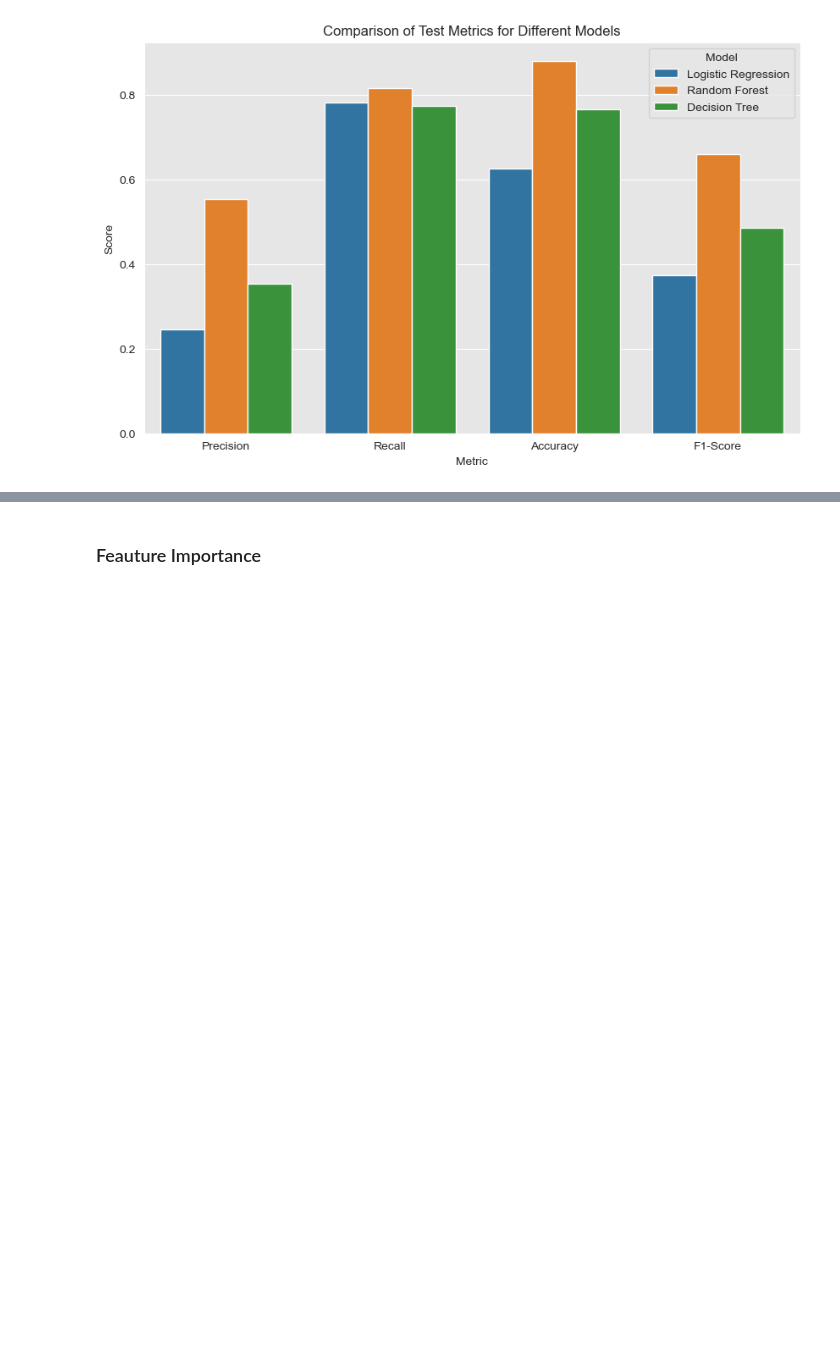
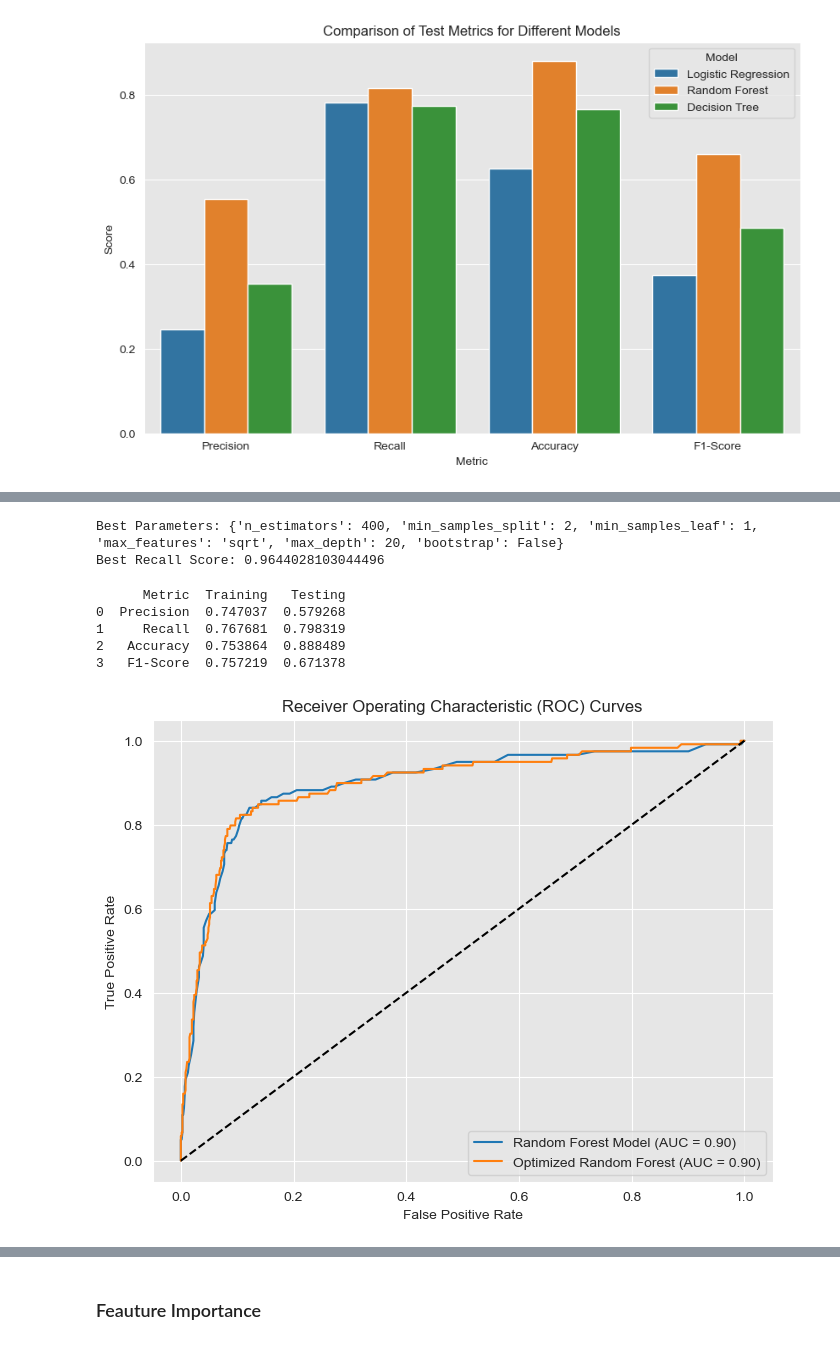
Before and after one commit to hannahdallas/phase3_project, a Jupyter notebook: Final.ipynb, the cells around one changed output, grey strips where cells are left out. Drawn from its saved outputs; the diff is of its cells as text; code cells hidden in the pictures; blank space fills up the shorter version.

```diff
--- a/Final.ipynb
+++ b/Final.ipynb
@@ -562,0 +674,7 @@ plt.show()
+# %%
+# Print the best parameters and score
+print("Best Parameters:", random_search.best_params_)
+print("Best Recall Score:", random_search.best_score_)
+# %% [output]
+Best Parameters: {'n_estimators': 400, 'min_samples_split': 2, 'min_samples_leaf': 1, 'max_features': 'sqrt', 'max_depth': 20, 'bootstrap': False}
+Best Recall Score: 0.9644028103044496
@@ -562,0 +686,35 @@ plt.show()
+# %%
+#Evaluate
+best_forest_evaluation = evaluation_metrics(y_train_resampled, y_hat_train, y_test,y_hat_test)
+print(best_forest_evaluation)
+# %% [output]
+      Metric  Training   Testing
+0  Precision  0.747037  0.579268
+1     Recall  0.767681  0.798319
+2   Accuracy  0.753864  0.888489
+3   F1-Score  0.757219  0.671378
+# %%
+#plot ROC curves
+models = [model_forest, best_forest]
+labels = ['Random Forest Model','Optimized Random Forest']
+
+plt.figure(figsize=(8, 6))
+
+for model, label in zip(models, labels):
+    if hasattr(model, "predict_proba"):
+        y_probs = model.predict_proba(X_test_full)[:, 1]
+    else:
+        y_probs = model.predict(X_test_full)
+    fpr, tpr, _ = roc_curve(y_test, y_probs)
+    auc_score = roc_auc_score(y_test, y_probs)
+
+    plt.plot(fpr, tpr, label='{} (AUC = {:.2f})'.format(label, auc_score))
+
+plt.plot([0, 1], [0, 1], 'k--')
+plt.xlabel('False Positive Rate')
+plt.ylabel('True Positive Rate')
+plt.title('Receiver Operating Characteristic (ROC) Curves')
+plt.legend()
+plt.show()
+# %% [output]
+[figure, added]
```
Also changed, not shown: parts of 47 cells of this notebook.
